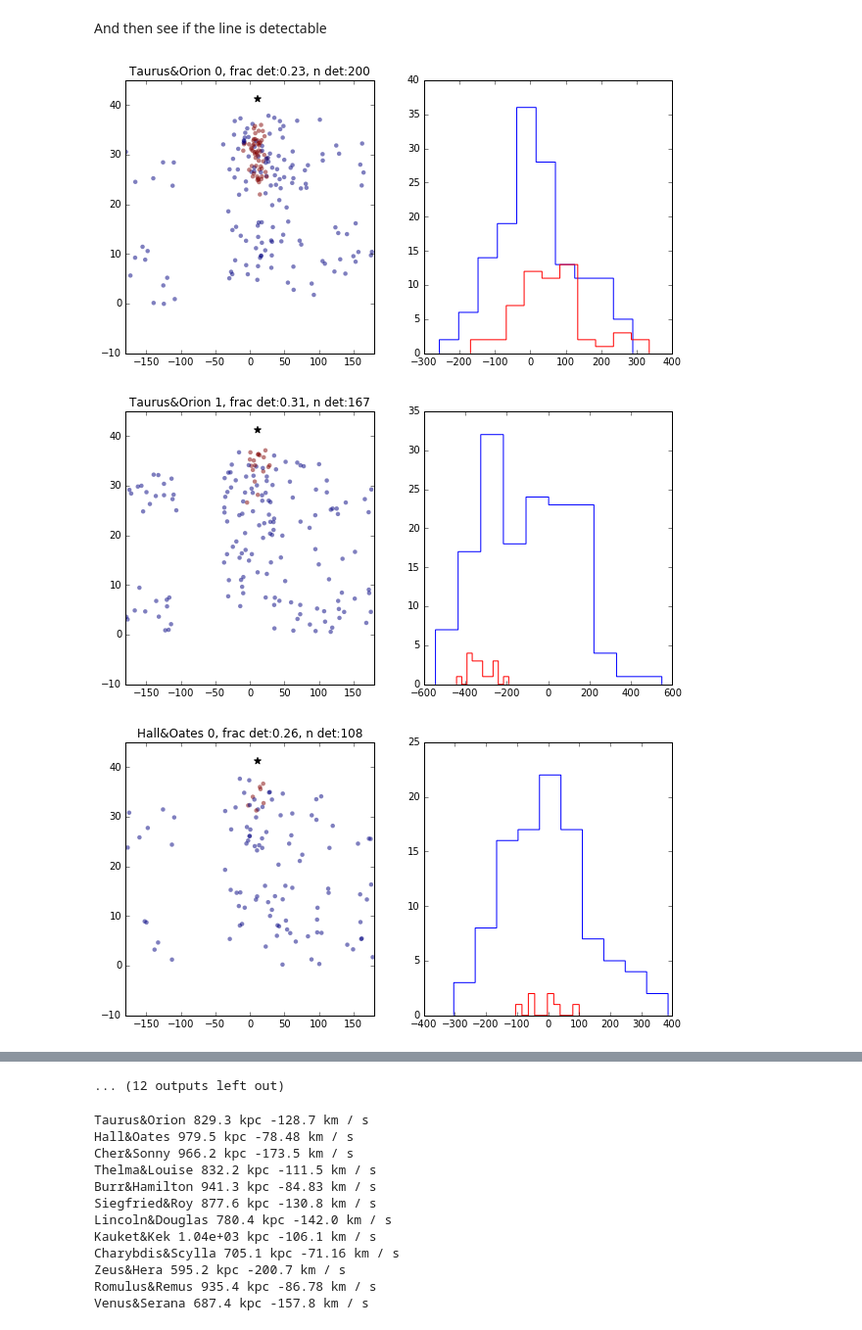
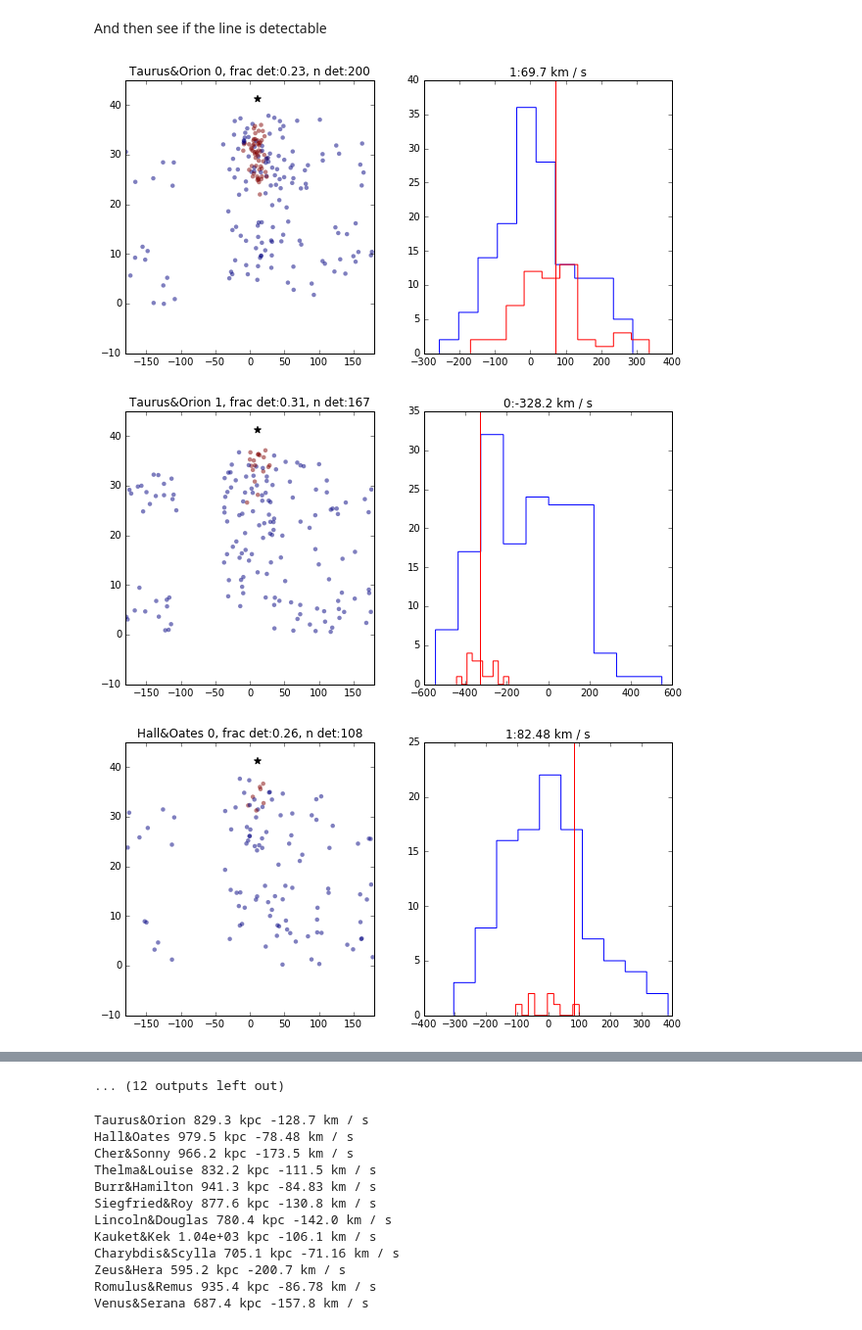
Before and after one commit to eteq/galvis, a Jupyter notebook: ELVIS-GALFA-M31.ipynb, the cells around one changed output, grey strips where cells are left out. Shown at 98% size. Cells and saved outputs as stored; diff of their text form; code cells hidden in the pictures.

```diff
--- a/ELVIS-GALFA-M31.ipynb
+++ b/ELVIS-GALFA-M31.ipynb
@@ -87,34 +87,35 @@ for name, tab in elvii_pairs.items():
     MHI = tab['MHI']
     for i in (0, 1):
         sens = tab['closest_sens{}'.format(i)]
         det = sens*tab['host{}_dist'.format(i)]**2 < MHI
         tab['detectable{}'.format(i)] = det
 
         fracdet = np.sum(det)/np.sum(np.isfinite(sens))
 
         ra = tab['host{}_lon'.format(i)]
         dec = tab['host{}_lat'.format(i)]
 
         otheridx = 1 if i==0 else 0
         x, y, z = tab['X'], tab['Y'], tab['Z']
         dother = ((x-x[otheridx])**2+(y-y[otheridx])**2+(z-z[otheridx])**2)**0.5
         inrvir = dother < tab['Rvir'][otheridx]
 
         plt.figure(figsize=(10, 5))
 
         plt.subplot(1,2, 1)
         plt.scatter(ra[det].wrap_at(180*u.deg).deg, dec[det].deg, c=inrvir[det],lw=0, alpha=.5)
         plt.scatter(ra[otheridx].wrap_at(180*u.deg).deg, dec[otheridx].deg, color='k', alpha=1, marker='*', s=50)
         plt.title('{} {}, frac det:{:.2}, n det:{}'.format(name, i, fracdet, np.sum(det)))
         plt.xlim(-180, 180)
         plt.ylim(-10, 45)
 
         plt.subplot(1,2, 2)
         vr = tab['host{}_vrlsr'.format(i)]
         plt.hist(vr[det&~inrvir].value, color='b', histtype='step')
         plt.hist(vr[det&inrvir].value, color='r', histtype='step')
-        plt.axvline(vr[i])
+        plt.axvline(vr[otheridx].value, c='r')
+        plt.title('{}:{:.4}'.format(otheridx, vr[otheridx]))
 # %% [output]
-[figure, old version]
+[figure, new version]
-[figure, old version]
+[figure, new version]
-[figure, old version]
+[figure, new version]
```
Also changed, not shown: parts of 1 cell of this notebook.
